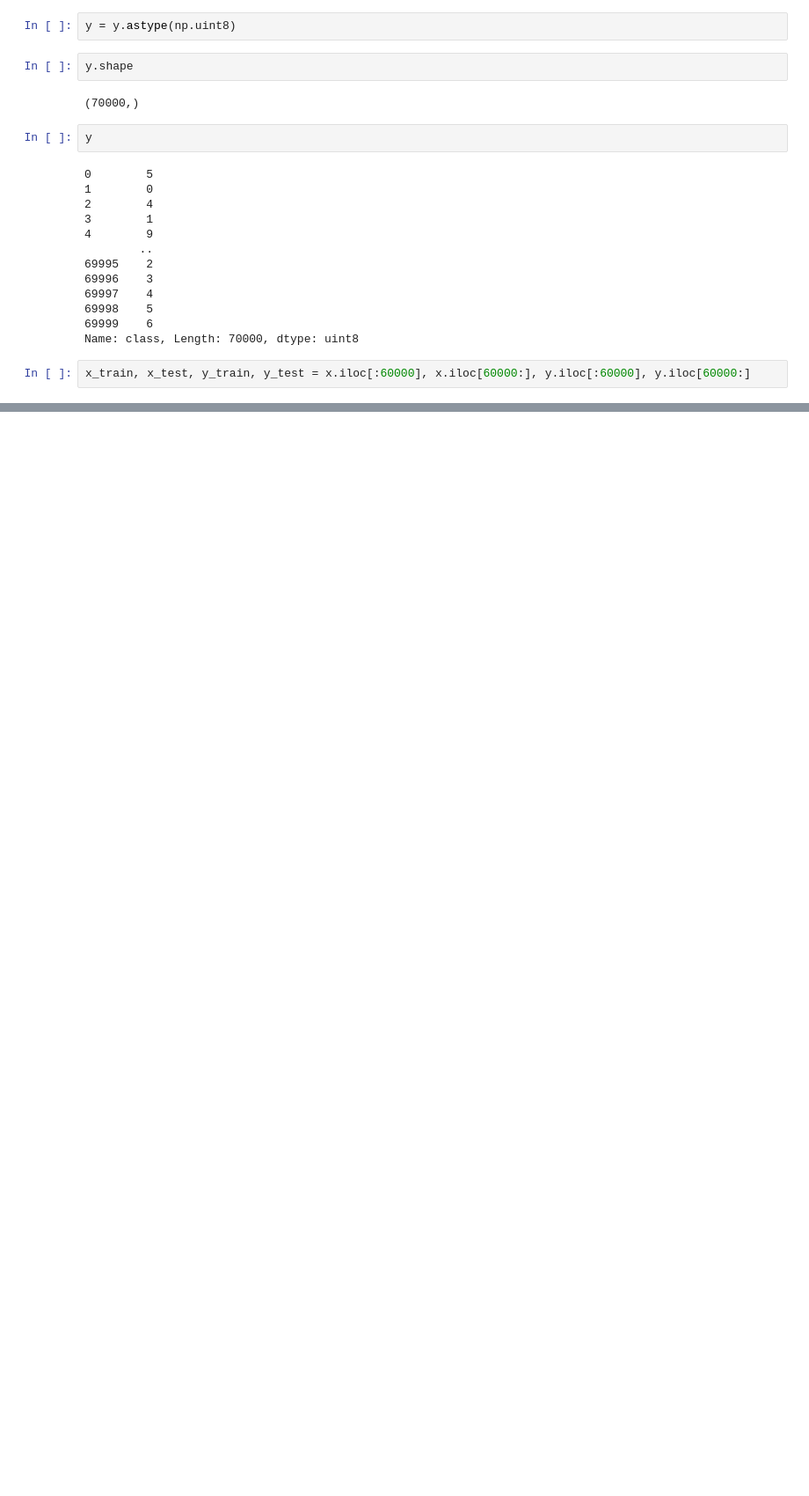
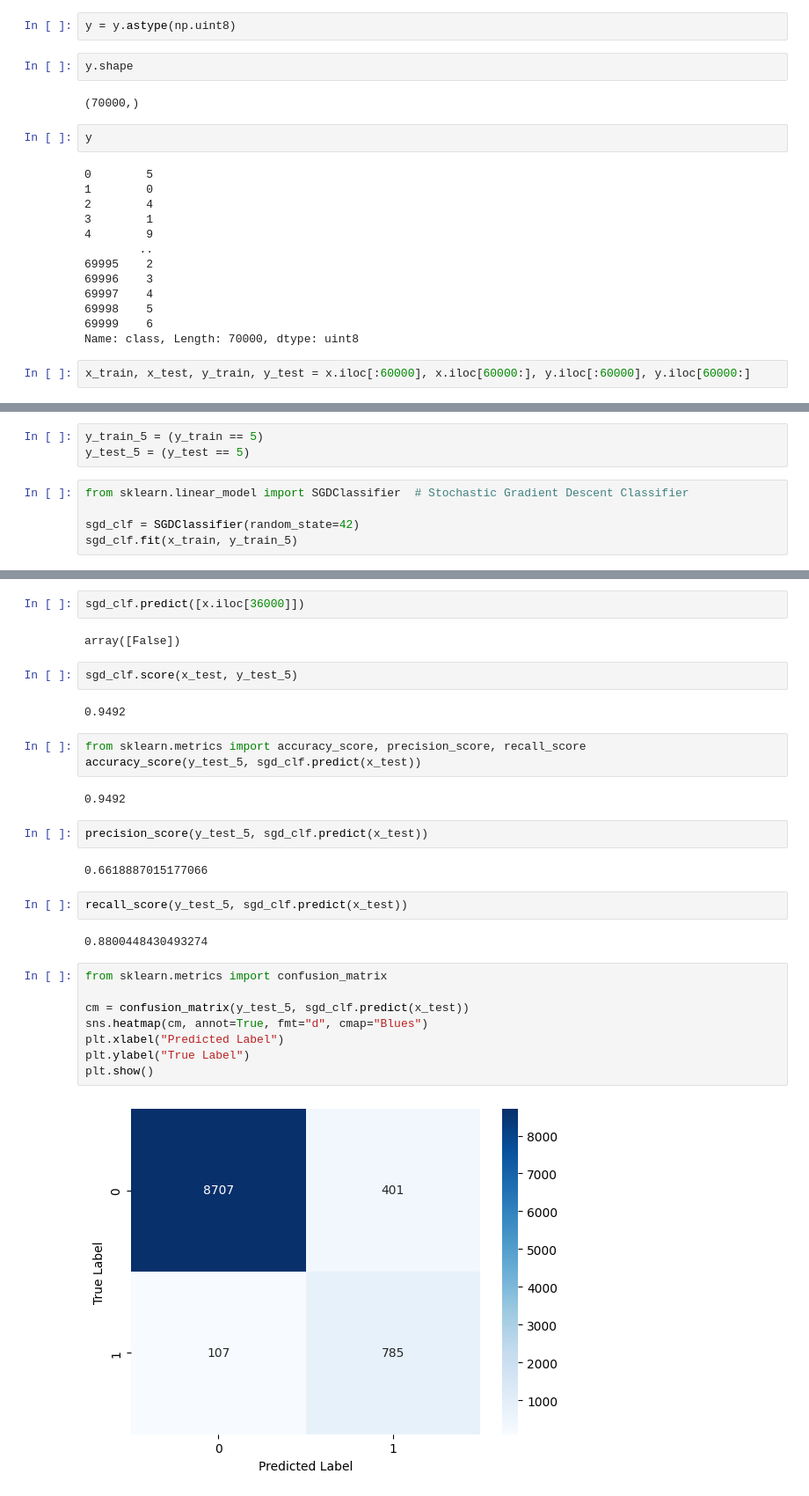
Before and after one commit to MottuqeBrid/Machine-Learning-exploring, a Jupyter notebook: 3 Classification.ipynb, the cells around one changed output, grey strips where cells are left out. Shown at 88% size. Cells and saved outputs as stored; diff of their text form; blank space fills up the shorter version.

Commit message:
Training a Binary Classifier

```diff
--- a/3 Classification.ipynb
+++ b/3 Classification.ipynb
@@ -72,0 +75,8 @@ x_train, x_test, y_train, y_test = x.iloc[:60000], x.iloc[60000:], y.iloc[:60000
+# %%
+y_train_5 = (y_train == 5)
+y_test_5 = (y_test == 5)
+# %%
+from sklearn.linear_model import SGDClassifier  # Stochastic Gradient Descent Classifier
+
+sgd_clf = SGDClassifier(random_state=42)
+sgd_clf.fit(x_train, y_train_5)
@@ -72,0 +89,31 @@ x_train, x_test, y_train, y_test = x.iloc[:60000], x.iloc[60000:], y.iloc[:60000
+# %%
+sgd_clf.predict([x.iloc[36000]])
+# %% [output]
+array([False])
+# %%
+sgd_clf.score(x_test, y_test_5)
+# %% [output]
+0.9492
+# %%
+from sklearn.metrics import accuracy_score, precision_score, recall_score
+accuracy_score(y_test_5, sgd_clf.predict(x_test))
+# %% [output]
+0.9492
+# %%
+precision_score(y_test_5, sgd_clf.predict(x_test))
+# %% [output]
+0.6618887015177066
+# %%
+recall_score(y_test_5, sgd_clf.predict(x_test))
+# %% [output]
+0.8800448430493274
+# %%
+from sklearn.metrics import confusion_matrix
+
+cm = confusion_matrix(y_test_5, sgd_clf.predict(x_test))
+sns.heatmap(cm, annot=True, fmt="d", cmap="Blues")
+plt.xlabel("Predicted Label")
+plt.ylabel("True Label")
+plt.show()
+# %% [output]
+[figure, added]
```
Also changed, not shown: parts of 3 cells of this notebook.
